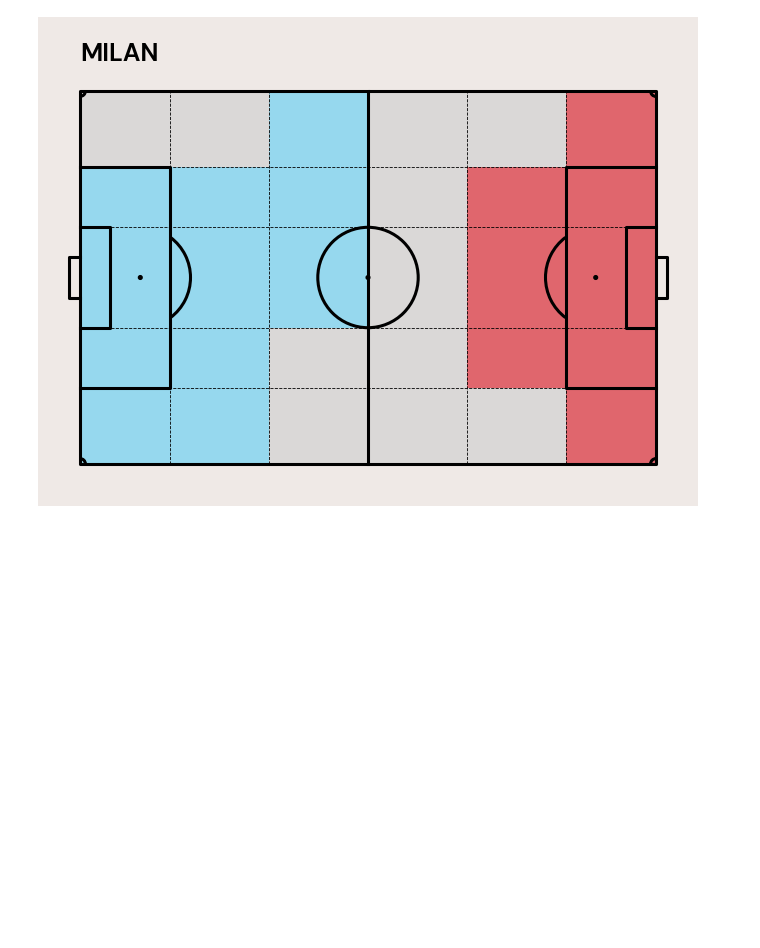
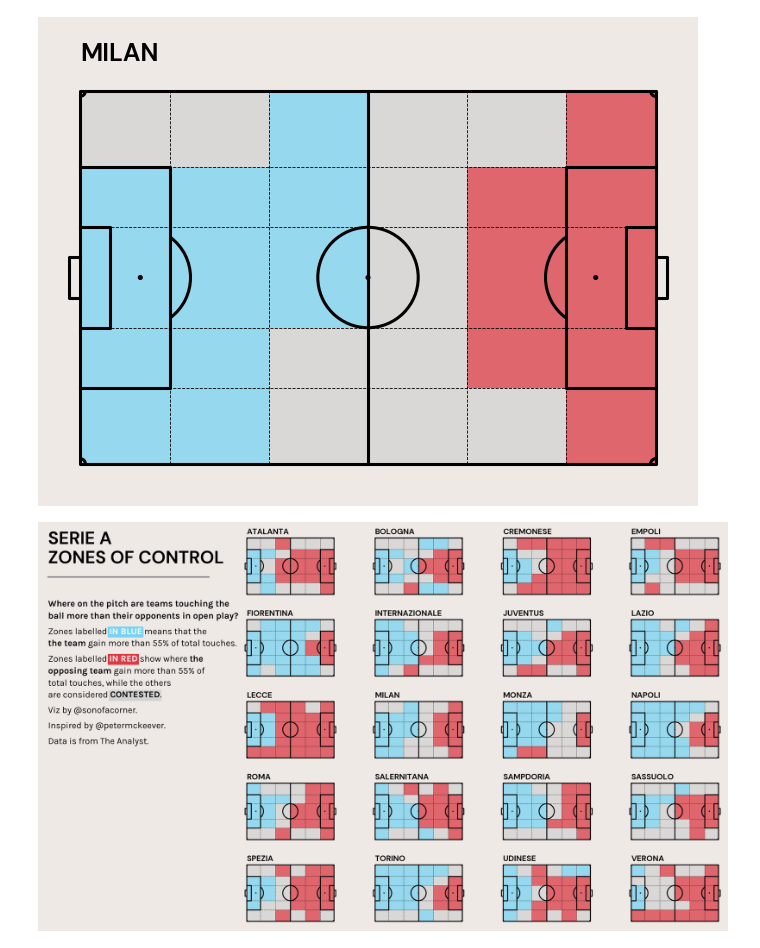
Before and after one commit to argonurcahyo/football-viz, a Jupyter notebook: src/soc/soc.contested.zones.ipynb, the cells around one changed output. Drawn from its saved outputs; the diff is of its cells as text; code cells hidden in the pictures; blank space fills up the shorter version.

```diff
--- a/src/soc/soc.contested.zones.ipynb
+++ b/src/soc/soc.contested.zones.ipynb
@@ -134,3 +134,6 @@ plot_zone_dominance(ax, 120)
 # %% [output]
 <AxesSubplot: >
 [figure]
+# %%
+team_order = data[['team']].drop_duplicates().sort_values(by='team')
+team_order = team_order['team'].to_list()
@@ -136,0 +149,84 @@ plot_zone_dominance(ax, 120)
+# %%
+layout = '''
+    ABCDE
+    AFGHI
+    AJKLM
+    ANOPQ
+    ARSTU
+'''
+
+fig = plt.figure(figsize=(15, 8), dpi=300)
+ax_dict = fig.subplot_mosaic(layout, gridspec_kw={'wspace': -.45})
+
+counter = 0
+for k, ax in ax_dict.items():
+    if k == 'A':
+        continue
+    team_id = data[data['team'] == team_order[counter]]['team_id'].iloc[0]
+    plot_zone_dominance(ax, team_id)
+    counter += 1
+
+# Chart Legend and Title
+ax_dict['A'].set_xlim(0, 1)
+ax_dict['A'].set_ylim(0, 1)
+
+ax_dict['A'].annotate(
+    xy=(.01, .95),
+    text='SERIE A\nZONES OF CONTROL',
+    ha='left',
+    va='center',
+    weight='bold',
+    size=20
+)
+ax_dict['A'].plot(
+    [.01, .7],
+    [.88, .88],
+    color='grey'
+)
+
+string_label = '''
+
+<Where on the pitch are teams touching the>
+<ball more than their opponents in open play?>
+
+Zones labelled <IN BLUE> means that the
+<the team> gain more than 55% of total touches.
+
+Zones labelled <IN RED> show where <the>
+<opposing team> gain more than 55% of
+total touches, while the others
+are considered <CONTESTED>.
+
+Viz by @sonofacorner.
+
+Inspired by @petermckeever.
+
+Data is from The Analyst.
+'''
+
+bbox_pad = 1.5
+bboxprops = {'linewidth': 0, 'pad': bbox_pad}
+
+ax_text(
+    x=.01, y=.84,
+    s=string_label,
+    ax=ax_dict['A'],
+    family='Karla',
+    highlight_textprops=[
+        {'weight': 'bold'},
+        {'weight': 'bold'},
+        {'color': 'w', 'weight': 'bold', 'bbox': {
+            'facecolor':color_team, **bboxprops}},
+        {'weight': 'bold'},
+        {'color': 'w', 'weight': 'bold', 'bbox': {
+            'facecolor':color_opp, **bboxprops}},
+        {'weight': 'bold'},
+        {'weight': 'bold'},
+        {'color': 'black', 'weight': 'bold', 'bbox': {
+            'facecolor': color_cont, **bboxprops}},
+    ]
+)
+
+ax_dict['A'].set_axis_off()
+# %% [output]
+[figure, added]
```
Also changed, not shown: parts of 1 cell of this notebook, 7 other files.
